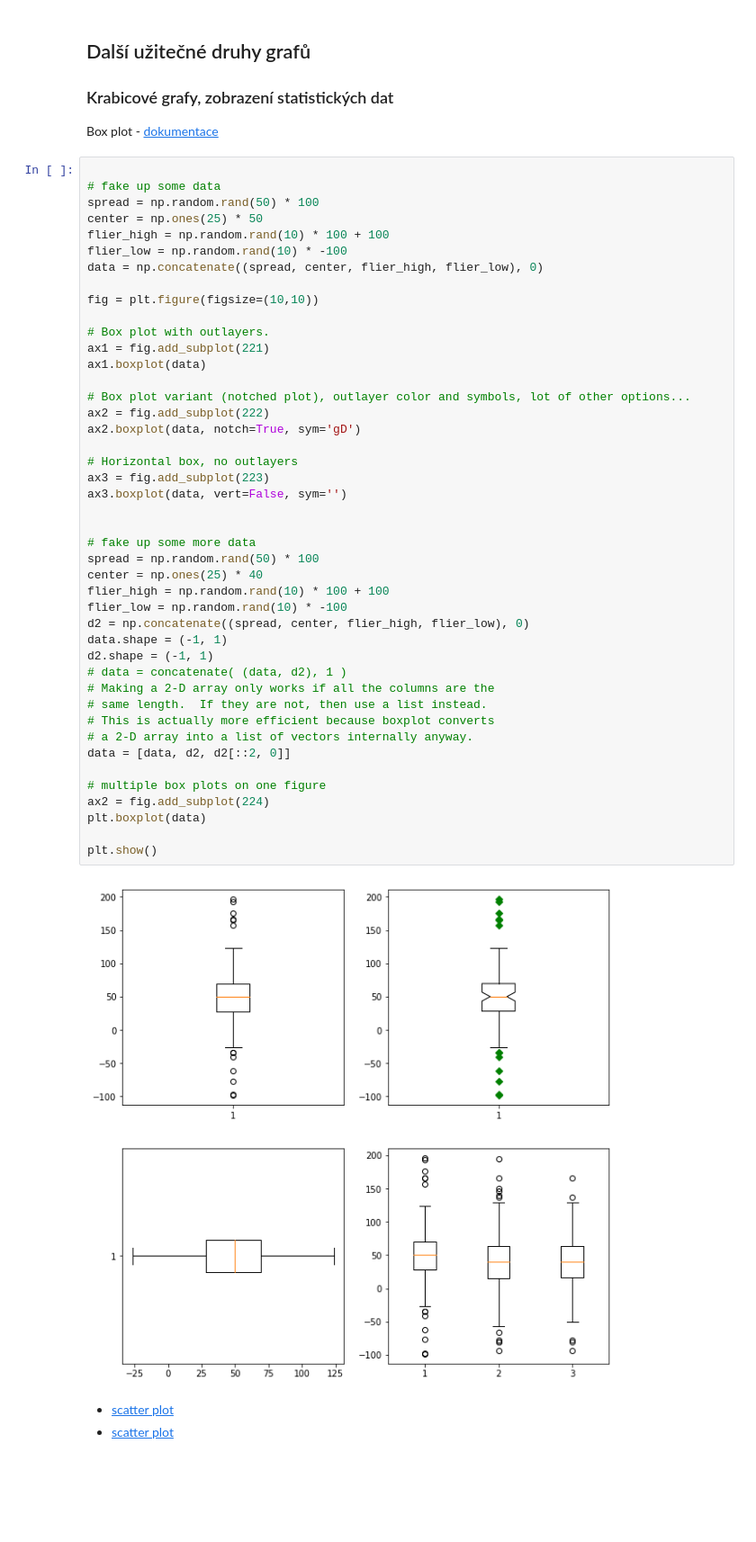
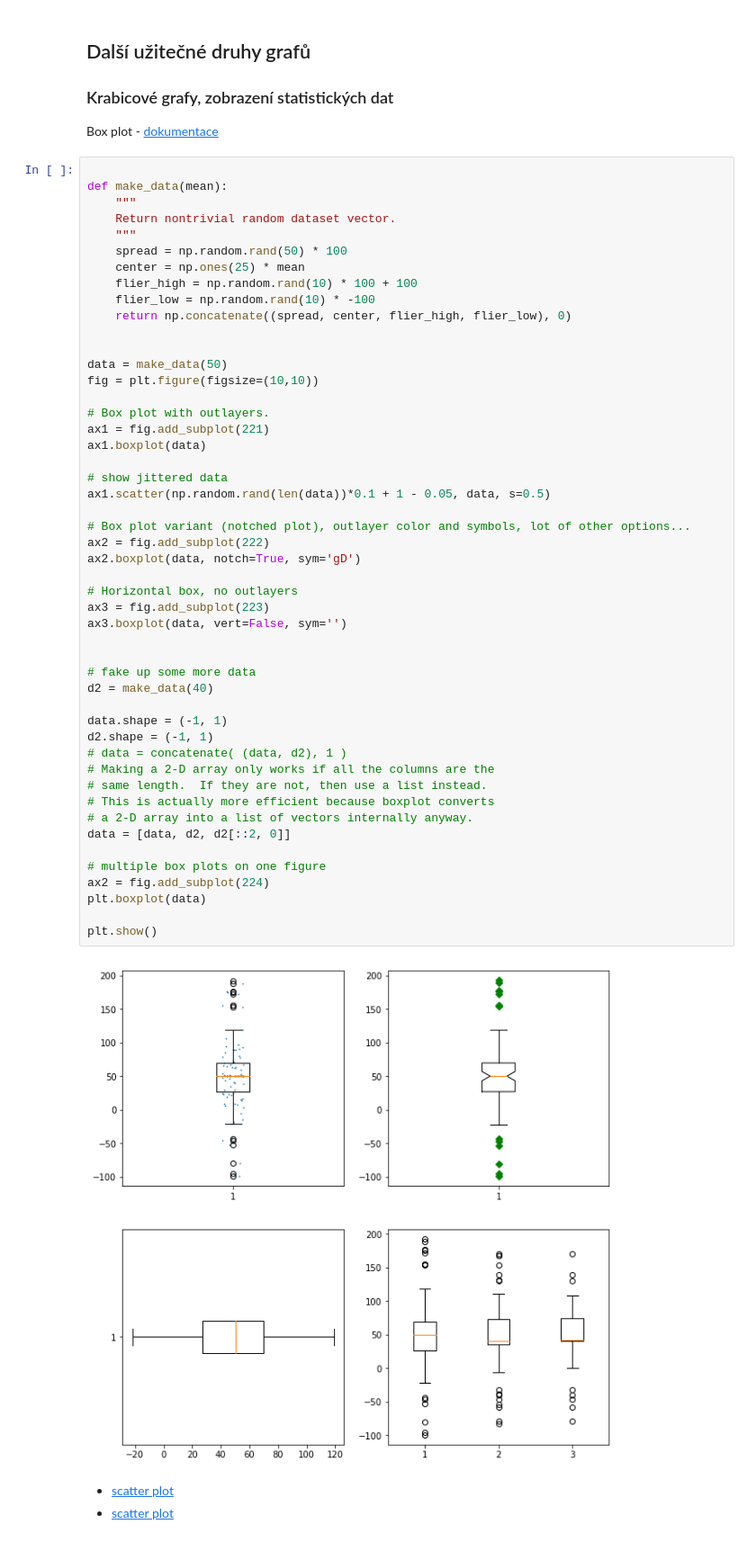
Before and after one commit to jbrezmorf/PAV_course, a Jupyter notebook: Lecture_04_Plotting.ipynb, the cells around one changed output. Shown at 90% size. Cells and saved outputs as stored; diff of their text form; blank space fills up the shorter version.

```diff
--- a/Lecture_04_Plotting.ipynb
+++ b/Lecture_04_Plotting.ipynb
@@ -138,50 +138,55 @@ plt.show()
 Box plot - [dokumentace](https://matplotlib.org/api/_as_gen/matplotlib.pyplot.boxplot.html)
 # %%
 
-# fake up some data
-spread = np.random.rand(50) * 100
-center = np.ones(25) * 50
-flier_high = np.random.rand(10) * 100 + 100
-flier_low = np.random.rand(10) * -100
-data = np.concatenate((spread, center, flier_high, flier_low), 0)
+def make_data(mean):
+    """
+    Return nontrivial random dataset vector.
+    """
+    spread = np.random.rand(50) * 100
+    center = np.ones(25) * mean
+    flier_high = np.random.rand(10) * 100 + 100
+    flier_low = np.random.rand(10) * -100
+    return np.concatenate((spread, center, flier_high, flier_low), 0)
 
+
+data = make_data(50)
 fig = plt.figure(figsize=(10,10))
 
 # Box plot with outlayers.
 ax1 = fig.add_subplot(221)
 ax1.boxplot(data)
+
+# show jittered data
+ax1.scatter(np.random.rand(len(data))*0.1 + 1 - 0.05, data, s=0.5)
 
 # Box plot variant (notched plot), outlayer color and symbols, lot of other options...
 ax2 = fig.add_subplot(222)
 ax2.boxplot(data, notch=True, sym='gD')
 
 # Horizontal box, no outlayers
 ax3 = fig.add_subplot(223)
 ax3.boxplot(data, vert=False, sym='')
 
 
 # fake up some more data
-spread = np.random.rand(50) * 100
-center = np.ones(25) * 40
-flier_high = np.random.rand(10) * 100 + 100
-flier_low = np.random.rand(10) * -100
-d2 = np.concatenate((spread, center, flier_high, flier_low), 0)
+d2 = make_data(40)
+
 data.shape = (-1, 1)
 d2.shape = (-1, 1)
 # data = concatenate( (data, d2), 1 )
 # Making a 2-D array only works if all the columns are the
 # same length.  If they are not, then use a list instead.
 # This is actually more efficient because boxplot converts
 # a 2-D array into a list of vectors internally anyway.
 data = [data, d2, d2[::2, 0]]
 
 # multiple box plots on one figure
 ax2 = fig.add_subplot(224)
 plt.boxplot(data)
 
 plt.show()
 # %% [output]
-[figure, old version]
+[figure, new version]
 # %% [markdown]
 - [scatter plot](https://matplotlib.org/api/_as_gen/matplotlib.pyplot.scatter.html)
 - [scatter plot](https://matplotlib.org/api/_as_gen/matplotlib.pyplot.scatter.html)
```
Also changed, not shown: parts of 3 cells of this notebook, 2 other files.
